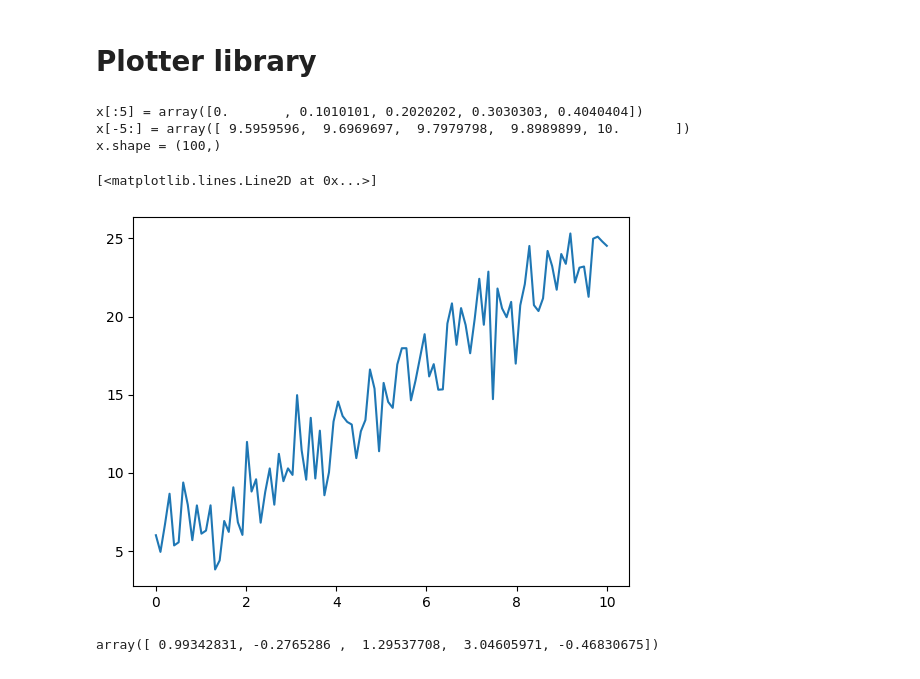
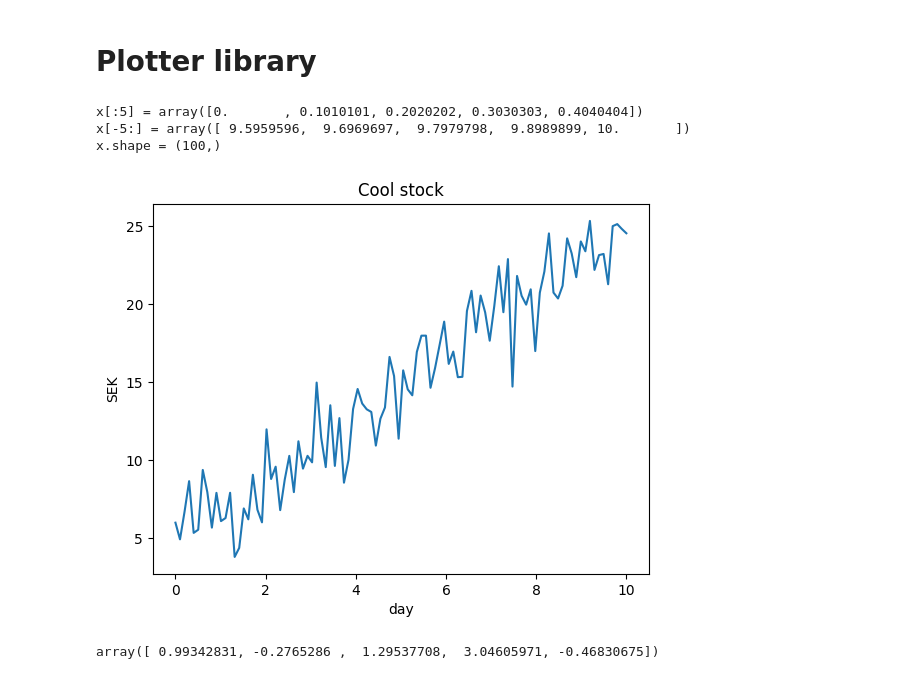
Before and after one commit to Db-Lau/python_code_along_DE25, a Jupyter notebook: exercises/exercise6/ex6_3.ipynb, the cells around one changed output. Cells and saved outputs as stored; diff of their text form; code cells hidden in the pictures.

Commit message:
cool stock

```diff
--- a/exercises/exercise6/ex6_3.ipynb
+++ b/exercises/exercise6/ex6_3.ipynb
@@ -3,24 +3,24 @@
 # %%
 import numpy as np
 import matplotlib.pyplot as plt
 
 np.random.seed(42)
 x = np.linspace(0, 10, 100)
 y = 2 * x + 5 + np.random.normal(0, 2, size=len(x))
 
 print(f"{x[:5] = }")
 print(f"{x[-5:] = }")
 print(f"{x.shape = }")
 
 fig, ax = plt.subplots(1)
 
 ax.plot(x, y)
+ax.set(title = "Cool stock", xlabel = "day", ylabel = "SEK");
 # %% [output]
 x[:5] = array([0.       , 0.1010101, 0.2020202, 0.3030303, 0.4040404])
 x[-5:] = array([ 9.5959596,  9.6969697,  9.7979798,  9.8989899, 10.       ])
 x.shape = (100,)
-[<matplotlib.lines.Line2D at 0x...>]
-[figure, old version]
+[figure, new version]
 # %%
 np.random.seed(42)
 np.random.normal(0, 2, size = 5)
```
